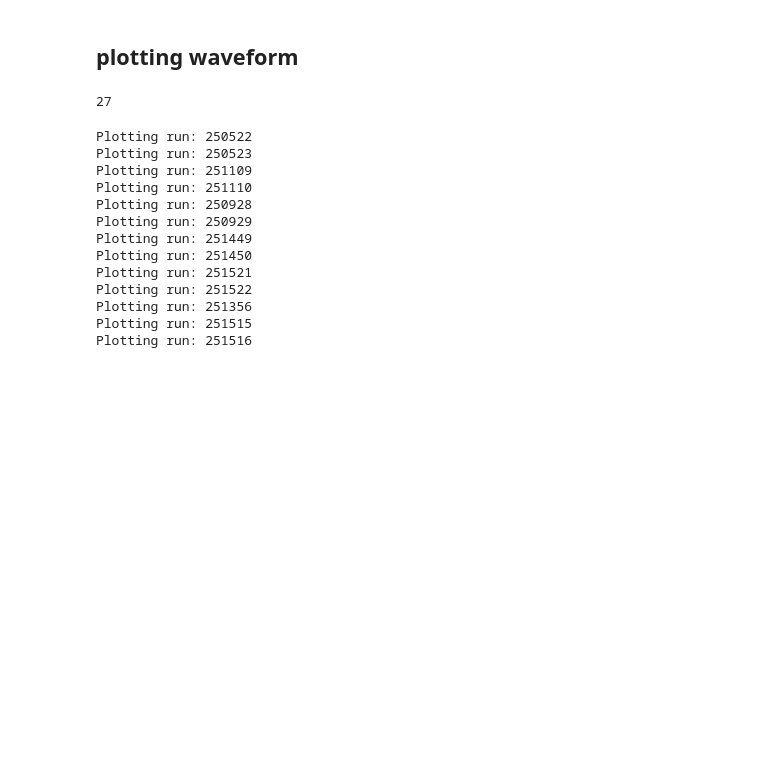
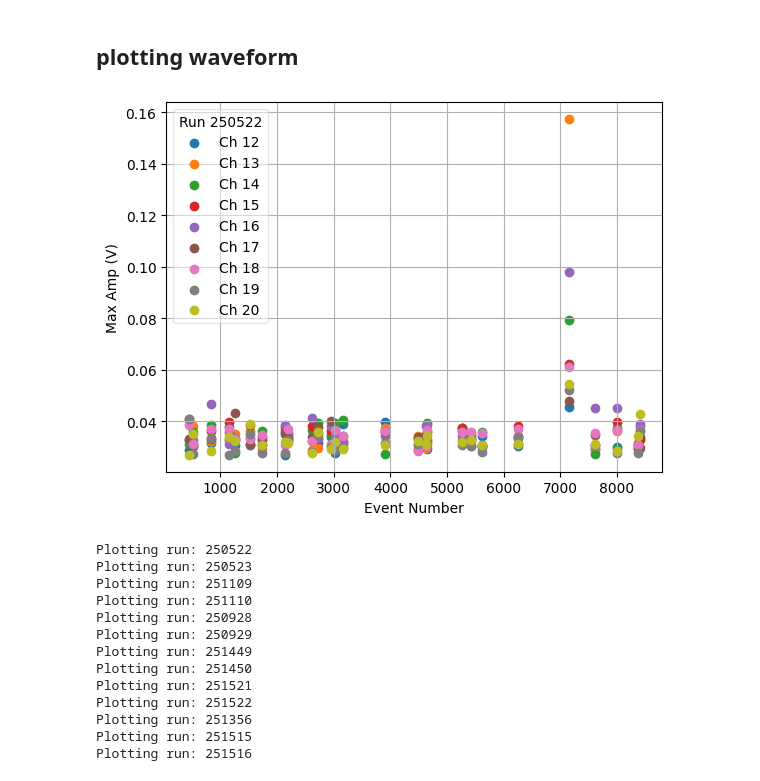
Before and after one commit to sanyukta13/rno_code, a Jupyter notebook: triboelectric/read_root.ipynb, the cells around one changed output. Cells and saved outputs as stored; diff of their text form; code cells hidden in the pictures; blank space fills up the shorter version.

```diff
--- a/triboelectric/read_root.ipynb
+++ b/triboelectric/read_root.ipynb
@@ -30,6 +25,11 @@ pa_chs = [0,1,2,3]
 hpols = [8,4]
 uvs = [5,6,7]
 deep_chs = np.concatenate((pa_chs,hpols,uvs))
+up_lpdas = [13,16,19]
+down_lpdas = [12,14,15,16,17,18,20]
+lpdas = np.concatenate((up_lpdas,down_lpdas)).sort()
 
-CAL_PULSER_THRESHOLD = 200000 #for cal-pulser run filter
-# selector = [lambda event_info: (event_info.sysclk - event_info.sysclkLastPPS[0]) % (2**32) <= CAL_PULSER_THRESHOLD]
+data_path = '/data/user/sanyukta/rno_data/highwind'
+files = [f for f in os.listdir(data_path) if f.endswith('.root')]
+files.sort()
+files
@@ -36,5 +49,0 @@ CAL_PULSER_THRESHOLD = 200000 #for cal-pulser run filter
-# %%
-data_path = '/data/user/sanyukta/rno_code/notebooks/data'
-files = [f for f in os.listdir(data_path) if f.endswith('.root')]
-files.sort()
-files[0][7:9]
@@ -43,18 +50,15 @@ files[0][7:9]
 # %% [markdown]
 ## reading root
 # %%
-# st_id = 11
-# att = 0
-# fiber = 0
-# run = 1785
-# input_dir = f'/data/user/sanyukta/rno_data/cal_pulser/station{st_id}/fiber{fiber}/{att}dB/station{st_id}_run{run}_combined.root'
 run_types = ["physics"]
-max_trigger_rate = 15 * units.Hz
-selectors = [lambda event_info : event_info.triggerType != "FORCE"]
-# alternatively can use any path to the desired root file
-events = {}; times = {}; volts = {}
+max_trigger_rate = 0  # in Hz, 0 means no cut on trigger rate
+selectors = [lambda event_info : event_info.triggerType != "FORCE"] #remove forced trigger events
+
+events = {}; times = {}; volts = {}; eve_times = {}
 for f in files:
     input_dir = os.path.join(data_path, f)
     print(f'Processing file: {input_dir}')
-    events[f[13:-14]], times[f[13:-14]], volts[f[13:-14]] = get_eventsvoltstraces(basic_read_root(input_dir, sampling_rate=2.4 * units.GHz, mattak_kwargs=mattak_kwargs, selectors=selectors, max_trigger_rate = max_trigger_rate), band_pass=0, pulse_filter=0, glitch_filter=1)
+    reader = basic_read_root(input_dir, mattak_kwargs=mattak_kwargs, selectors=selectors)
+    events[f[13:-14]], times[f[13:-14]], volts[f[13:-14]] = get_eventsvoltstraces(reader, band_pass=0, pulse_filter=0, glitch_filter=1)
+    eve_times[f[13:-14]] = get_event_info(reader)
 # %% [output]
@@ -63,9 +176,18 @@ TypeError: basic_read_root() got an unexpected keyword argument 'max_trigger_rat
 # %% [markdown]
 ## plotting waveform
-# %%
-len(volts['250522'])
-# %% [output]
-27
+# %%
+runs = list(events.keys())
+run_id = 1
+for ch in lpdas:
+    max_adc = [np.max(volts[runs[run_id]][eve][ch]) for eve in range(len(volts[runs[run_id]]))]
+    plt.scatter(events[runs[run_id]], max_adc, label=f'Ch {ch}')
+plt.xlabel('Event Number')
+plt.ylabel('Max Amp (V)')
+plt.legend(fancybox=True, framealpha=0.5, title=f'Run {runs[run_id]}')
+plt.grid()
+# plt.ylim(0,)
+# %% [output]
+[figure, added]
 # %%
 # averaging wfs for all chs
 avg_volt = {}
```
Also changed, not shown: parts of 4 cells of this notebook, 33 other files.
